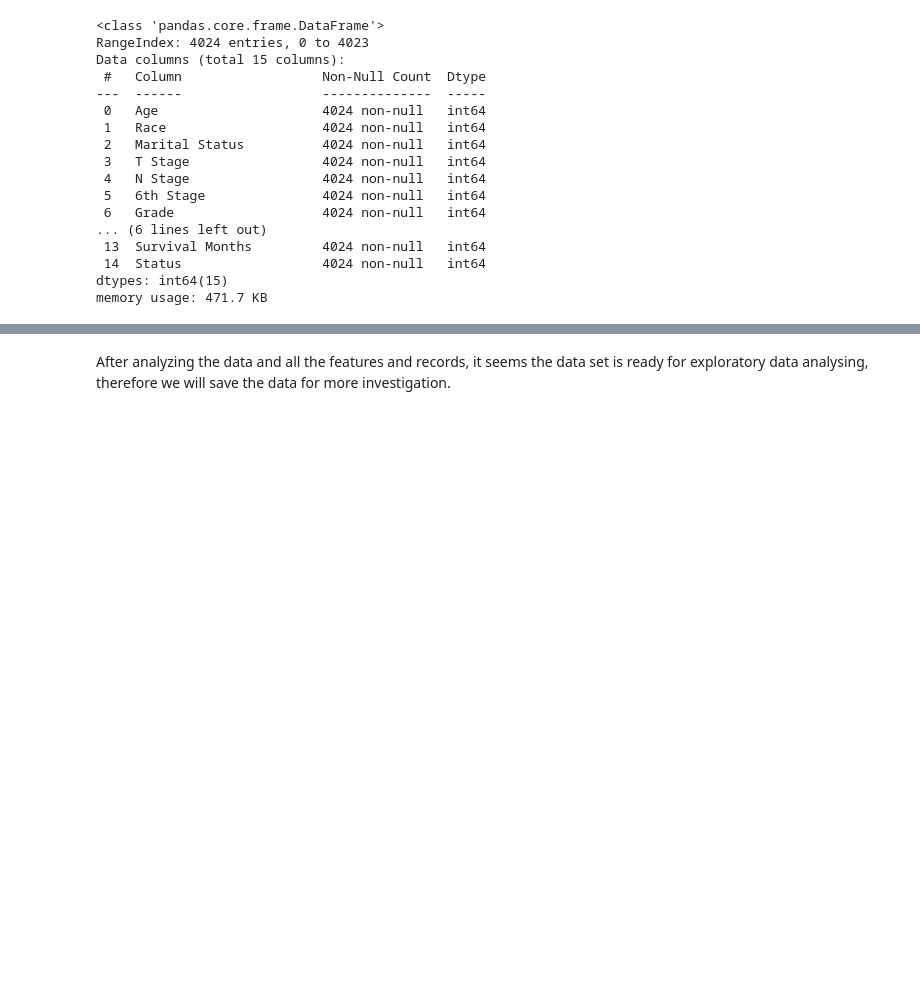
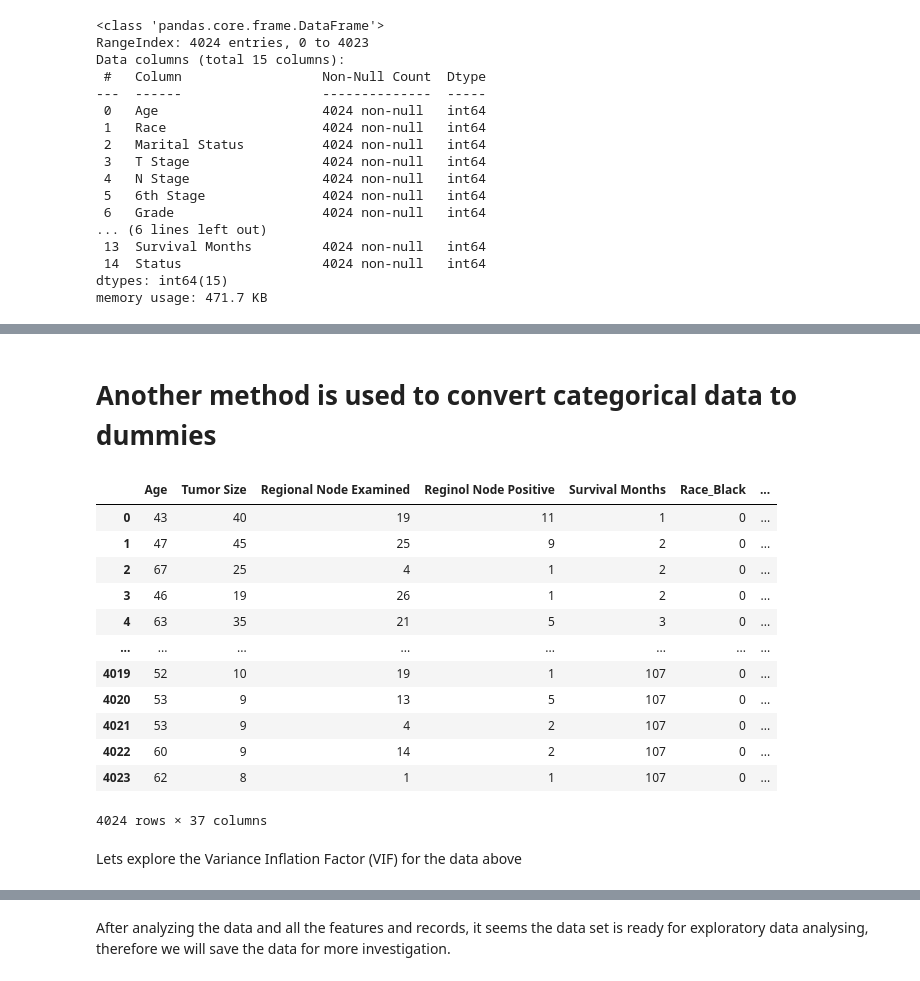
Before and after one commit to nakisa84/Springboard, a Jupyter notebook: capston 2 project/notebooks/BC-DataWrangling.ipynb, the cells around one changed output, grey strips where cells are left out. Cells and saved outputs as stored; diff of their text form; code cells hidden in the pictures; blank space fills up the shorter version.

```diff
--- a/capston 2 project/notebooks/BC-DataWrangling.ipynb
+++ b/capston 2 project/notebooks/BC-DataWrangling.ipynb
@@ -193,0 +204,21 @@ plt.subplots_adjust(hspace=0.5);
+# %% [markdown]
+# Another method is used to convert categorical data to dummies
+# %%
+df_dummies = pd.get_dummies(df, columns = features)
+df_dummies
+# %% [output]
+|  | Age | Tumor Size | Regional Node Examined | Reginol Node Positive | Survival Months | Race_Black | ... |
+| 0 | 43 | 40 | 19 | 11 | 1 | 0 | ... |
+| 1 | 47 | 45 | 25 | 9 | 2 | 0 | ... |
+| 2 | 67 | 25 | 4 | 1 | 2 | 0 | ... |
+| 3 | 46 | 19 | 26 | 1 | 2 | 0 | ... |
+| 4 | 63 | 35 | 21 | 5 | 3 | 0 | ... |
+| ... | ... | ... | ... | ... | ... | ... | ... |
+| 4019 | 52 | 10 | 19 | 1 | 107 | 0 | ... |
+| 4020 | 53 | 9 | 13 | 5 | 107 | 0 | ... |
+| 4021 | 53 | 9 | 4 | 2 | 107 | 0 | ... |
+| 4022 | 60 | 9 | 14 | 2 | 107 | 0 | ... |
+| 4023 | 62 | 8 | 1 | 1 | 107 | 0 | ... |
+4024 rows × 37 columns
+# %% [markdown]
+Lets explore the Variance Inflation Factor (VIF) for the data above
```
Also changed, not shown: parts of 18 cells of this notebook, 3 other files.
